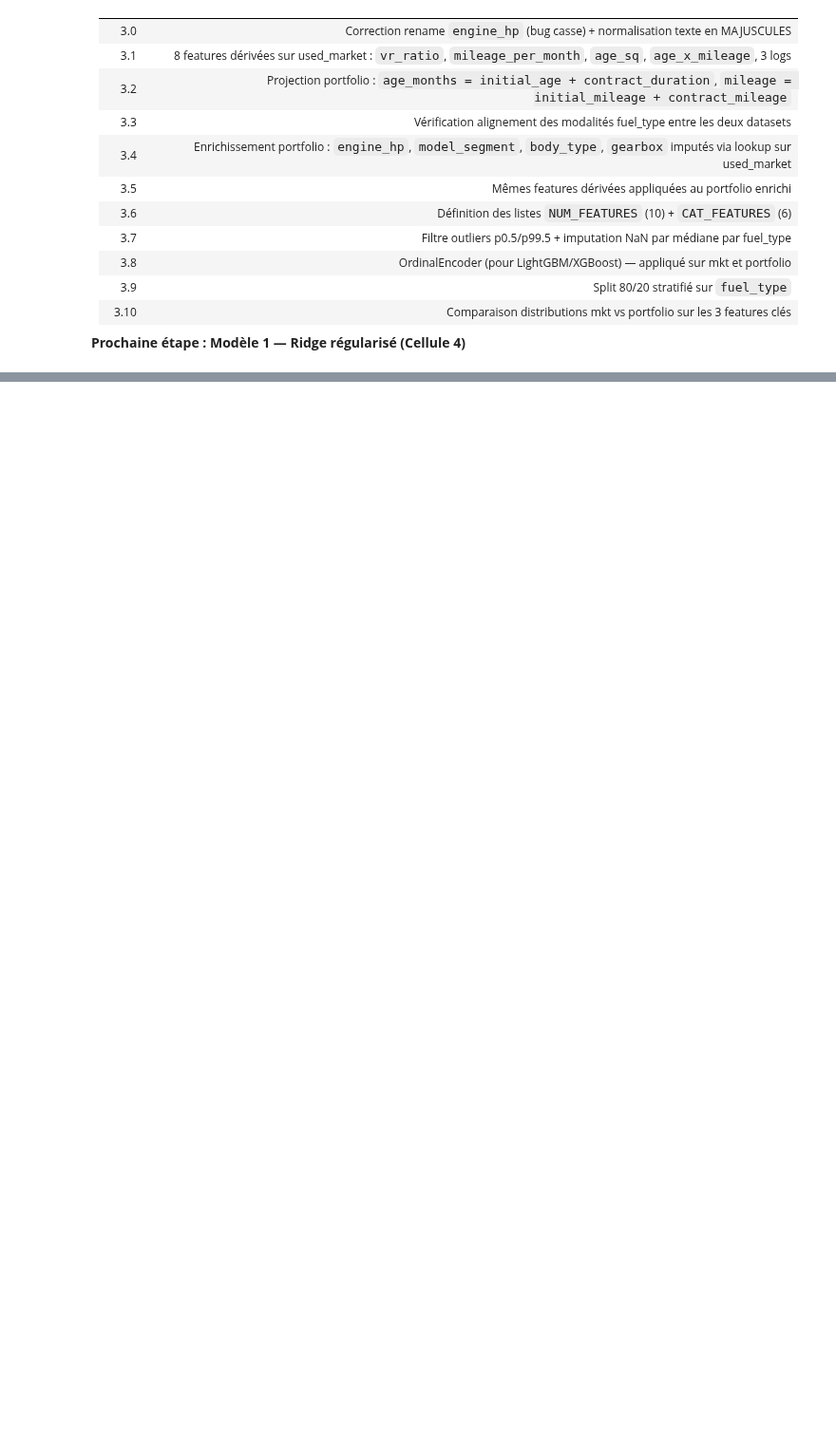
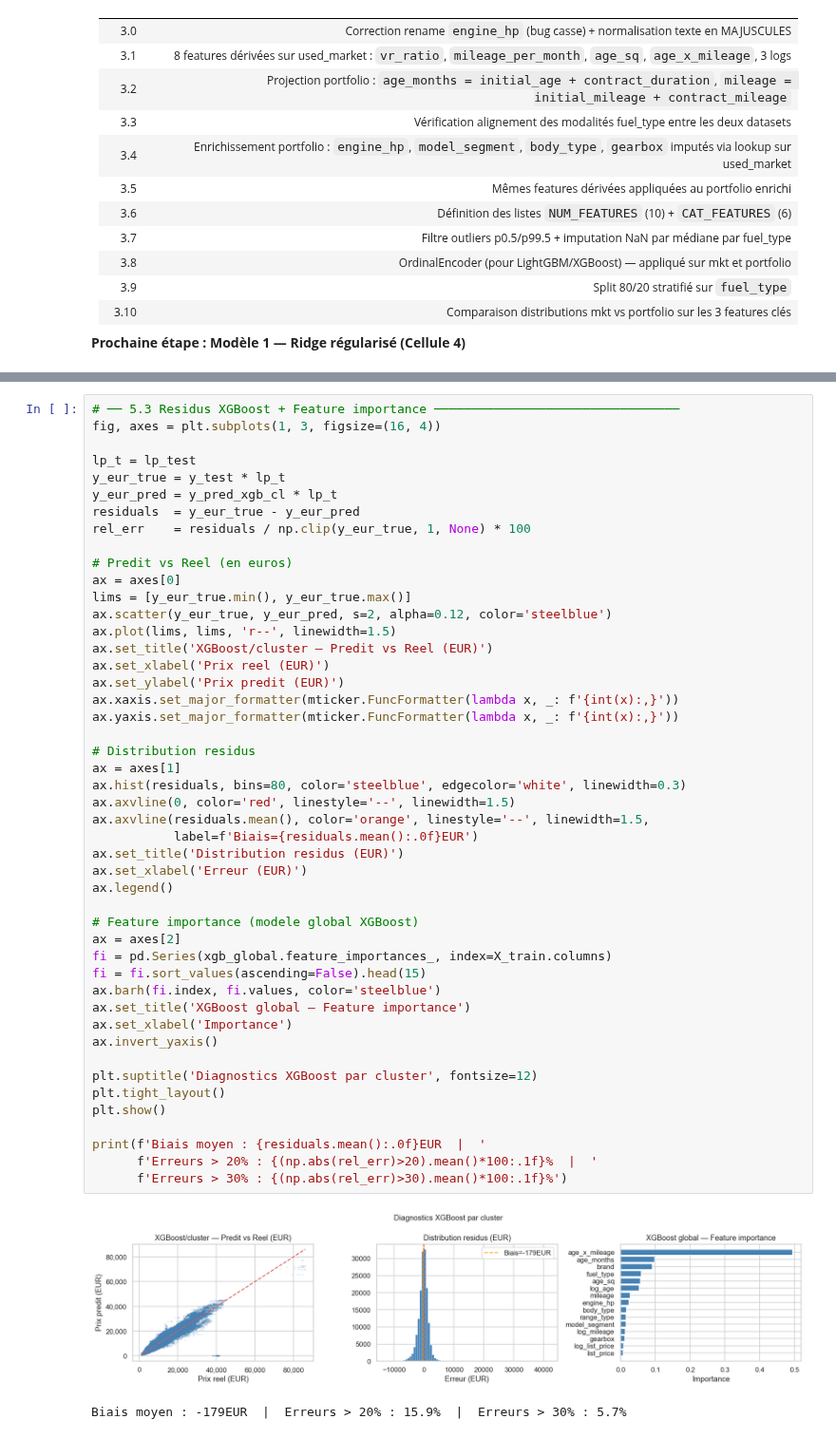
Before and after one commit to Poreck20/Pr-diction-Valeur-R-siduelle-, a Jupyter notebook: notebook.ipynb, the cells around one changed output, grey strips where cells are left out. Shown at 95% size. Drawn from its saved outputs; the diff is of its cells as text; blank space fills up the shorter version.

```diff
--- a/notebook.ipynb
+++ b/notebook.ipynb
@@ -1435,0 +1343,50 @@ display(submission.head(10))
+# %%
+# ── 5.3 Residus XGBoost + Feature importance ─────────────────────────────────
+fig, axes = plt.subplots(1, 3, figsize=(16, 4))
+
+lp_t = lp_test
+y_eur_true = y_test * lp_t
+y_eur_pred = y_pred_xgb_cl * lp_t
+residuals  = y_eur_true - y_eur_pred
+rel_err    = residuals / np.clip(y_eur_true, 1, None) * 100
+
+# Predit vs Reel (en euros)
+ax = axes[0]
+lims = [y_eur_true.min(), y_eur_true.max()]
+ax.scatter(y_eur_true, y_eur_pred, s=2, alpha=0.12, color='steelblue')
+ax.plot(lims, lims, 'r--', linewidth=1.5)
+ax.set_title('XGBoost/cluster — Predit vs Reel (EUR)')
+ax.set_xlabel('Prix reel (EUR)')
+ax.set_ylabel('Prix predit (EUR)')
+ax.xaxis.set_major_formatter(mticker.FuncFormatter(lambda x, _: f'{int(x):,}'))
+ax.yaxis.set_major_formatter(mticker.FuncFormatter(lambda x, _: f'{int(x):,}'))
+
+# Distribution residus
+ax = axes[1]
+ax.hist(residuals, bins=80, color='steelblue', edgecolor='white', linewidth=0.3)
+ax.axvline(0, color='red', linestyle='--', linewidth=1.5)
+ax.axvline(residuals.mean(), color='orange', linestyle='--', linewidth=1.5,
+           label=f'Biais={residuals.mean():.0f}EUR')
+ax.set_title('Distribution residus (EUR)')
+ax.set_xlabel('Erreur (EUR)')
+ax.legend()
+
+# Feature importance (modele global XGBoost)
+ax = axes[2]
+fi = pd.Series(xgb_global.feature_importances_, index=X_train.columns)
+fi = fi.sort_values(ascending=False).head(15)
+ax.barh(fi.index, fi.values, color='steelblue')
+ax.set_title('XGBoost global — Feature importance')
+ax.set_xlabel('Importance')
+ax.invert_yaxis()
+
+plt.suptitle('Diagnostics XGBoost par cluster', fontsize=12)
+plt.tight_layout()
+plt.show()
+
+print(f'Biais moyen : {residuals.mean():.0f}EUR  |  '
+      f'Erreurs > 20% : {(np.abs(rel_err)>20).mean()*100:.1f}%  |  '
+      f'Erreurs > 30% : {(np.abs(rel_err)>30).mean()*100:.1f}%')
+# %% [output]
+[figure, added]
+Biais moyen : -179EUR  |  Erreurs > 20% : 15.9%  |  Erreurs > 30% : 5.7%
```
Also changed, not shown: parts of 46 cells of this notebook, 12 other files.
